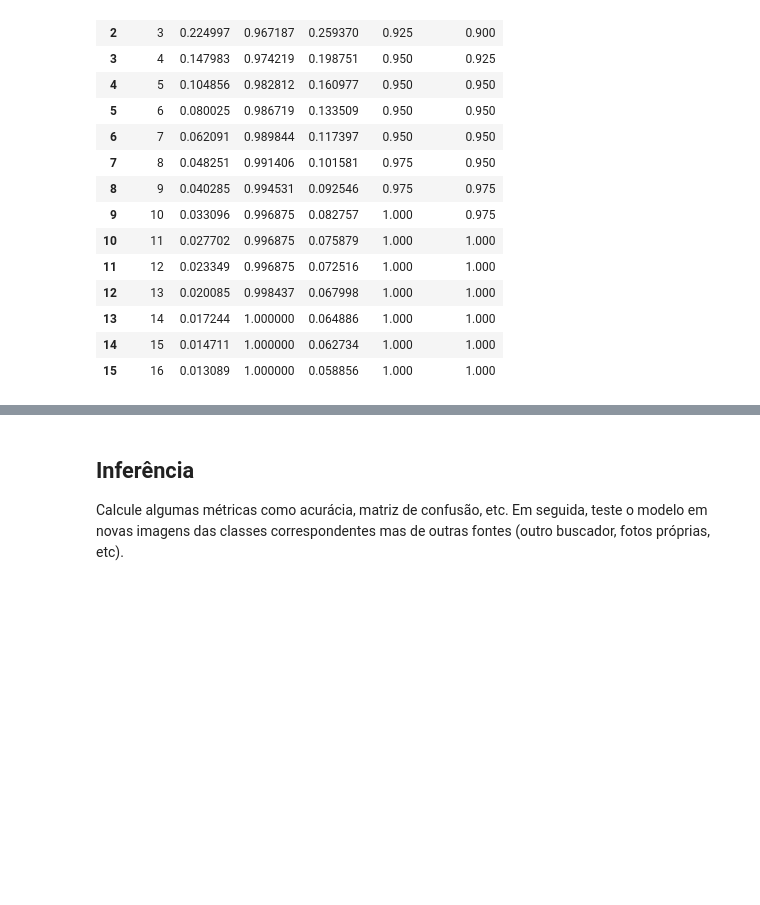
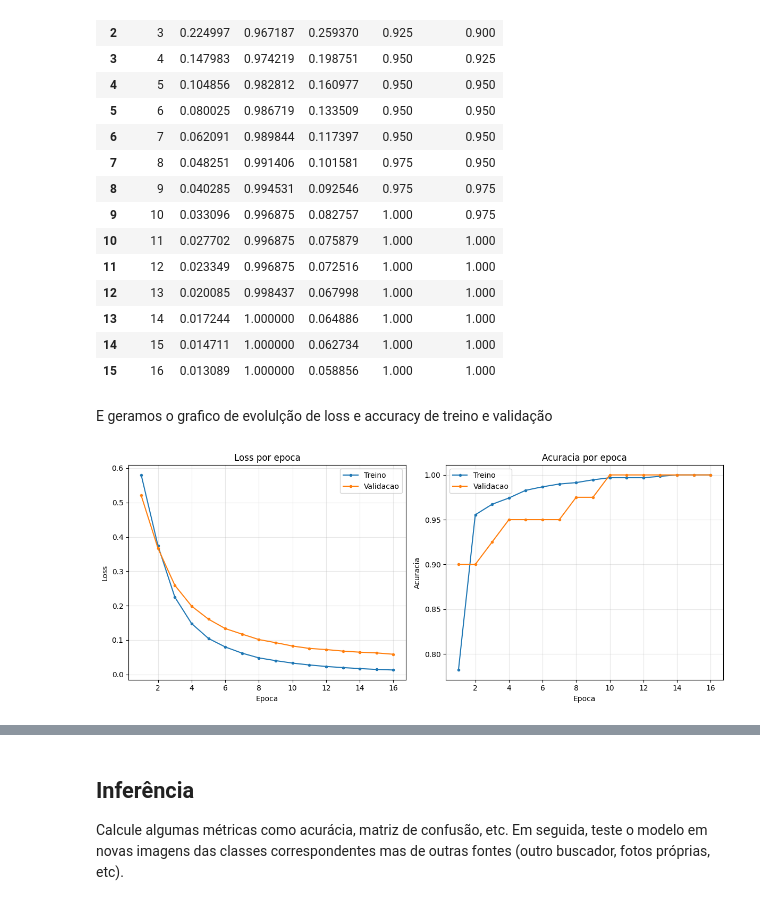
Before and after one commit to gilcesarf/deep-learning, a Jupyter notebook: 10 - Custom Dataset.ipynb, the cells around one changed output, grey strips where cells are left out. Saved outputs shown, nothing was run; the diff lists cells and outputs as text; code cells hidden in the pictures; blank space fills up the shorter version.

Commit message:
Adiciona versao final atividade 10 e imagens de teste

```diff
--- a/10 - Custom Dataset.ipynb
+++ b/10 - Custom Dataset.ipynb
@@ -783,7 +782,7 @@ class ImageClassificationDataset(Dataset):
 
     def _apply_deterministic_augmentation(self, image, variant_idx):
         '''
-        Aplica uma das 8 simetrias do grupo diedral D4 (giros e espelhamento).
+        Aplica uma das 8 simetrias do grupo D4 (giros e espelhamento).
 
         Augmentation deterministica: mesma imagem + mesmo variant_idx sempre
         produzem o mesmo resultado, sem aleatoriedade. Isso multiplica o
@@ -1357,9 +1347,9 @@ Vamos verificar primeiro se o modelo treinado já foi guardado no CHECKPOINT_PAT
 # %%
 criterion = nn.CrossEntropyLoss()
 
-if CHECKPOINT_PATH.exists():
+if model_loaded_from_checkpoint:
     optimizer = None
-    print("Otimizador não necessário: modelo já treinado previamente será carregado do checkpoint.")
+    print("Otimizador nao necessario: modelo carregado do checkpoint.")
 else:
     # optimizer = torch.optim.Adam(
     #     model.fc.parameters(),
@@ -1433,3 +1410,38 @@ history_df
 | 13 | 14 | 0.017244 | 1.000000 | 0.064886 | 1.000 | 1.000 |
 | 14 | 15 | 0.014711 | 1.000000 | 0.062734 | 1.000 | 1.000 |
 | 15 | 16 | 0.013089 | 1.000000 | 0.058856 | 1.000 | 1.000 |
+# %% [markdown]
+E geramos o grafico de evolulção de loss e accuracy de treino e validação
+# %%
+# plotagem do historico de treinamento
+if "history_df" not in globals() or history_df.empty:
+    print("history_df vazio ou nao definido. Execute o treino ou carregue o checkpoint.")
+else:
+    epochs = history_df["epoch"]
+
+    plt.figure(figsize=(12, 5))
+
+    # loss
+    plt.subplot(1, 2, 1)
+    plt.plot(epochs, history_df["train_loss"], label="Treino", marker="o", markersize=3)
+    plt.plot(epochs, history_df["val_loss"], label="Validacao", marker="o", markersize=3)
+    plt.xlabel("Epoca")
+    plt.ylabel("Loss")
+    plt.title("Loss por epoca")
+    plt.legend()
+    plt.grid(True, alpha=0.3)
+
+    # acuracia
+    plt.subplot(1, 2, 2)
+    plt.plot(epochs, history_df["train_acc"], label="Treino", marker="o", markersize=3)
+    plt.plot(epochs, history_df["val_acc"], label="Validacao", marker="o", markersize=3)
+    plt.xlabel("Epoca")
+    plt.ylabel("Acuracia")
+    plt.title("Acuracia por epoca")
+    plt.legend()
+    plt.grid(True, alpha=0.3)
+
+    plt.tight_layout()
+    plt.show()
+# %% [output]
+[figure, added]
```
Also changed, not shown: parts of 31 cells of this notebook, 37 other files.
